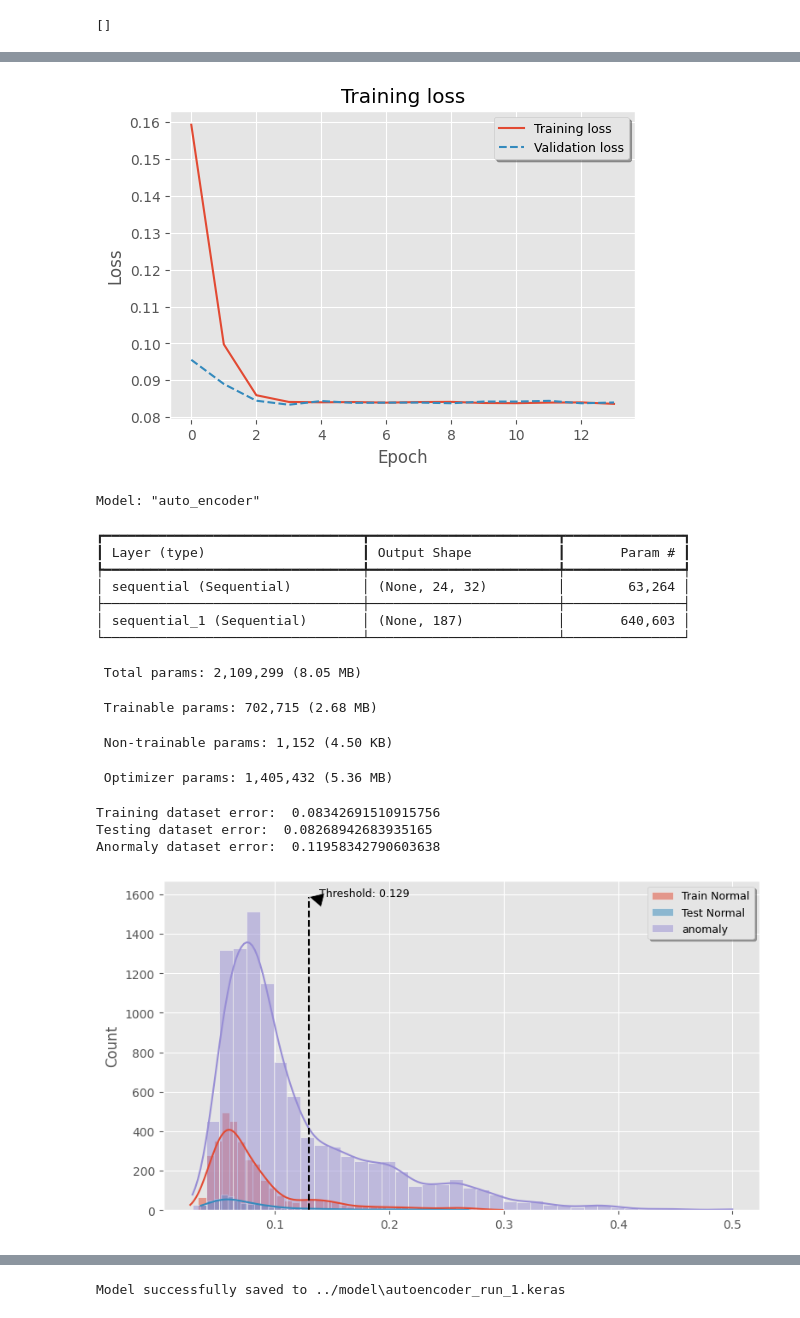
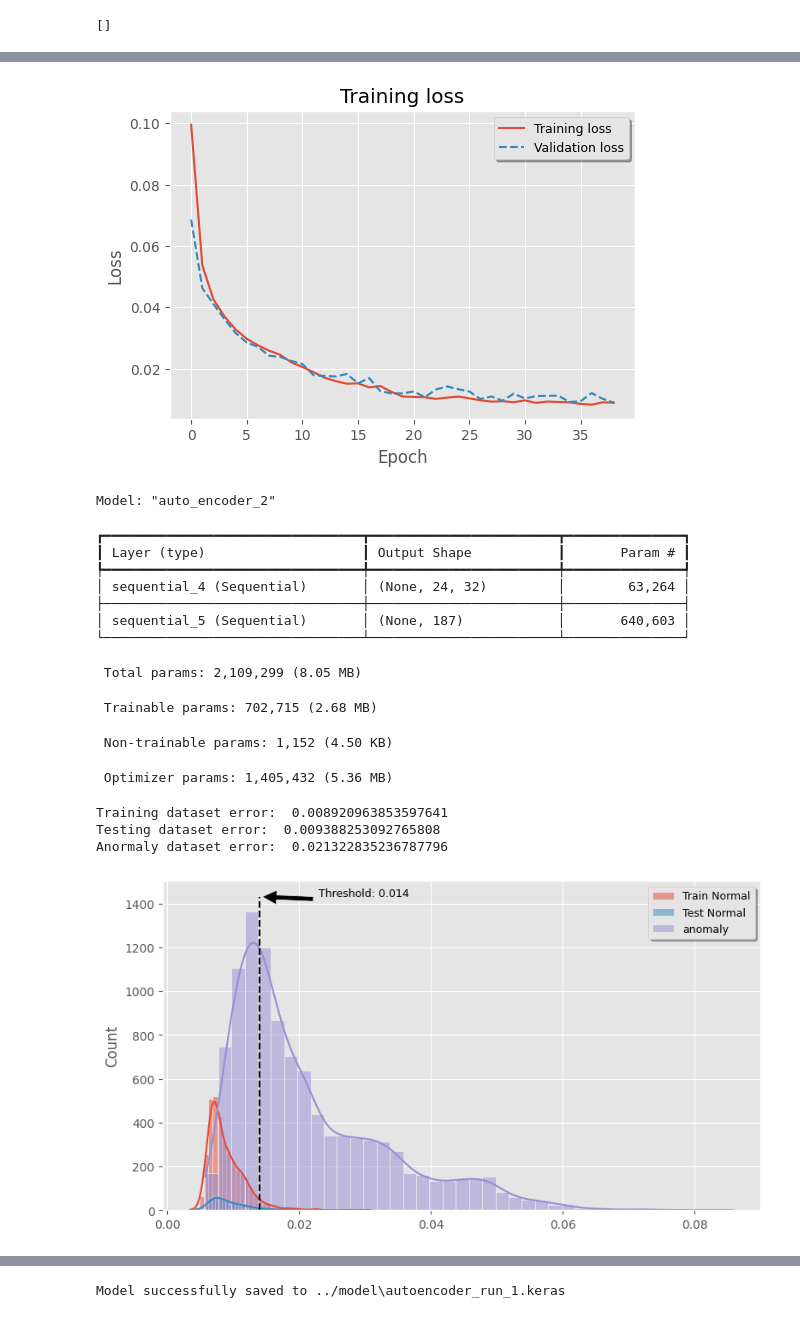
Before and after one commit to SarthakMogane/ECG-Anomaly-Detection, a Jupyter notebook: research/02_train_model.ipynb, the cells around one changed output, grey strips where cells are left out. Cells and saved outputs as stored; diff of their text form; code cells hidden in the pictures.

Commit message:
Model evaluation

```diff
--- a/research/02_train_model.ipynb
+++ b/research/02_train_model.ipynb
@@ -121,6 +129,6 @@ input_dim = X_train.shape[-1]
 latent_dim = 32
 
 model = AutoEncoder(input_dim, latent_dim)
-model.compile(optimizer=tf.keras.optimizers.Adam(learning_rate=0.01), loss="mae")
+model.compile(optimizer=tf.keras.optimizers.Adam(learning_rate=0.001), loss="mae")
 model.summary()
 # %% [output]
@@ -170,17 +178,17 @@ plt.ylabel("Loss")
 plt.xlabel("Epoch")
 plt.show()
 # %% [output]
-[figure, old version]
+[figure, new version]
 # %%
 model.summary()
 # %% [output]
-Model: "auto_encoder"
+Model: "auto_encoder_2"
 ┏━━━━━━━━━━━━━━━━━━━━━━━━━━━━━━━━━┳━━━━━━━━━━━━━━━━━━━━━━━━┳━━━━━━━━━━━━━━━┓
 ┃ Layer (type)                    ┃ Output Shape           ┃       Param # ┃
 ┡━━━━━━━━━━━━━━━━━━━━━━━━━━━━━━━━━╇━━━━━━━━━━━━━━━━━━━━━━━━╇━━━━━━━━━━━━━━━┩
-│ sequential (Sequential)         │ (None, 24, 32)         │        63,264 │
+│ sequential_4 (Sequential)       │ (None, 24, 32)         │        63,264 │
 ├─────────────────────────────────┼────────────────────────┼───────────────┤
-│ sequential_1 (Sequential)       │ (None, 187)            │       640,603 │
+│ sequential_5 (Sequential)       │ (None, 187)            │       640,603 │
 └─────────────────────────────────┴────────────────────────┴───────────────┘
  Total params: 2,109,299 (8.05 MB)
  Trainable params: 702,715 (2.68 MB)
@@ -195,9 +203,9 @@ print("Training dataset error: ", train_mae)
 print("Testing dataset error: ", test_mae)
 print("Anormaly dataset error: ", anomaly_mae)
 # %% [output]
-Training dataset error:  0.08342691510915756
-Testing dataset error:  0.08268942683935165
-Anormaly dataset error:  0.11958342790603638
+Training dataset error:  0.008920963853597641
+Testing dataset error:  0.009388253092765808
+Anormaly dataset error:  0.021322835236787796
 # %%
 def predict(model, X):
     pred = model.predict(X, verbose=False)
@@ -206,21 +214,21 @@ def predict(model, X):
 # %%
 _, train_loss = predict(model, X_train)
 _, test_loss = predict(model, X_test)
 _, anomaly_loss = predict(model, anomaly)
-threshold = np.mean(train_loss) + np.std(train_loss) # Setting threshold for distinguish normal data from anomalous data
+threshold = np.percentile(train_loss, 95) # Setting threshold for distinguish normal data from anomalous data
 
 bins = 40
 plt.figure(figsize=(9, 5), dpi=100)
 sns.histplot(np.clip(train_loss, 0, 0.5), bins=bins, kde=True, label="Train Normal")
 sns.histplot(np.clip(test_loss, 0, 0.5), bins=bins, kde=True, label="Test Normal")
 sns.histplot(np.clip(anomaly_loss, 0, 0.5), bins=bins, kde=True, label="anomaly")
 
 ax = plt.gca()  # Get the current Axes
 ylim = ax.get_ylim()
 plt.vlines(threshold, 0, ylim[-1], color="k", ls="--")
 plt.annotate(f"Threshold: {threshold:.3f}", xy=(threshold, ylim[-1]), xytext=(threshold+0.009, ylim[-1]),
              arrowprops=dict(facecolor='black', shrink=0.05), fontsize=9)
 plt.legend(shadow=True, frameon=True, facecolor="inherit", loc="best", fontsize=9)
 plt.show()
 # %% [output]
-[figure, old version]
+[figure, new version]
```
Also changed, not shown: parts of 11 cells of this notebook, 2 other files.
